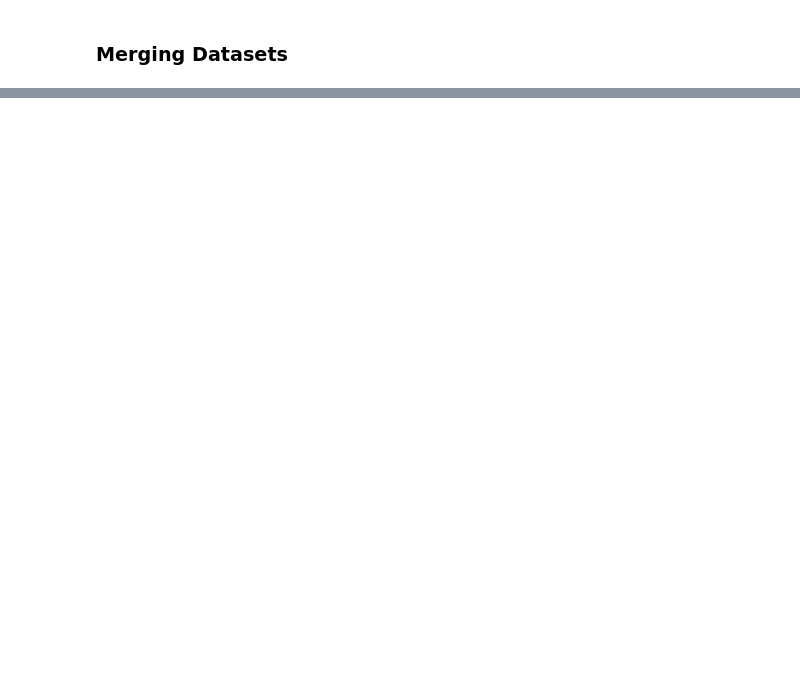
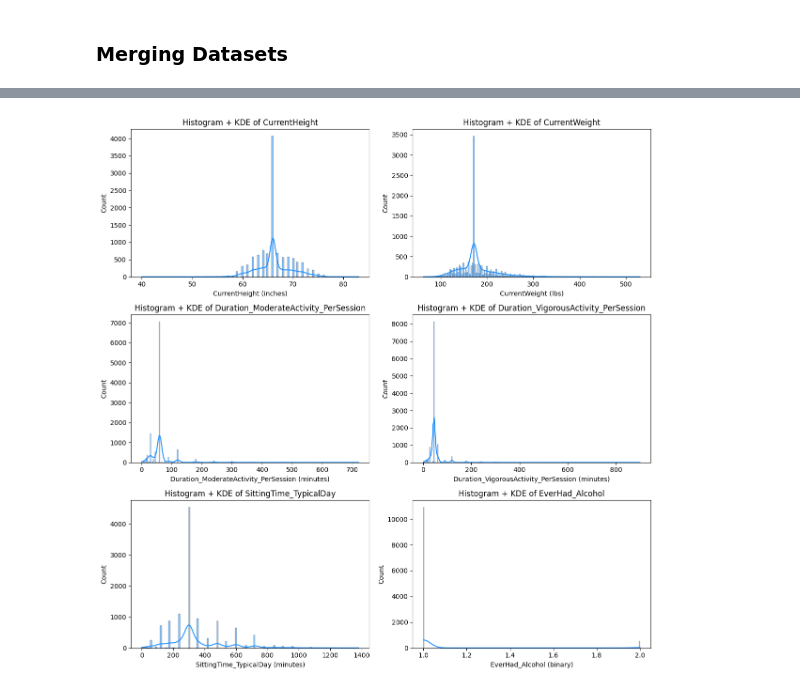
Before and after one commit to Agent-Twilight7/25ws-42.17, a Jupyter notebook: main.ipynb, the cells around one changed output, grey strips where cells are left out. Cells and saved outputs as stored; diff of their text form; code cells hidden in the pictures; blank space fills up the shorter version.

```diff
--- a/main.ipynb
+++ b/main.ipynb
@@ -2357,0 +698,45 @@ plt.show()
+# %%
+import math
+
+# univaraiate analysis of numeric variables
+# Numeric variables
+numeric_cols = ['CurrentHeight', 'CurrentWeight',
+                'Duration_ModerateActivity_PerSession',
+                'Duration_VigorousActivity_PerSession', 'SittingTime_TypicalDay','EverHad_Alcohol']
+
+# Define units for each column (fill according to dataset documentation or logical guess)
+# Example units dictionary
+units = {
+    'CurrentHeight': 'inches',
+    'CurrentWeight': 'lbs',
+    'Duration_ModerateActivity_PerSession': 'minutes',
+    'Duration_VigorousActivity_PerSession': 'minutes',
+    'SittingTime_TypicalDay': 'minutes',
+    'EverHad_Alcohol': 'binary'
+}
+
+# numeric variables
+numeric_cols = list(units.keys())
+
+# Determine number of rows needed for 2-column grid
+n_cols = 2
+n_rows = math.ceil(len(numeric_cols) / n_cols)
+
+fig, axes = plt.subplots(n_rows, n_cols, figsize=(12, 4 * n_rows))
+axes = axes.flatten()  # flatten for easy indexing
+
+
+
+for i, col in enumerate(numeric_cols):
+    sns.histplot(master_df[col].dropna(), kde=True, color='dodgerblue', ax=axes[i])
+    axes[i].set_title(f'Histogram + KDE of {col}')
+    axes[i].set_xlabel(f'{col} ({units[col]})')  # add unit here
+
+# Remove any empty subplots
+for j in range(i+1, len(axes)):
+    fig.delaxes(axes[j])
+
+plt.tight_layout()
+plt.show()
+# %% [output]
+[figure, added]
```
Also changed, not shown: parts of 153 cells of this notebook.
